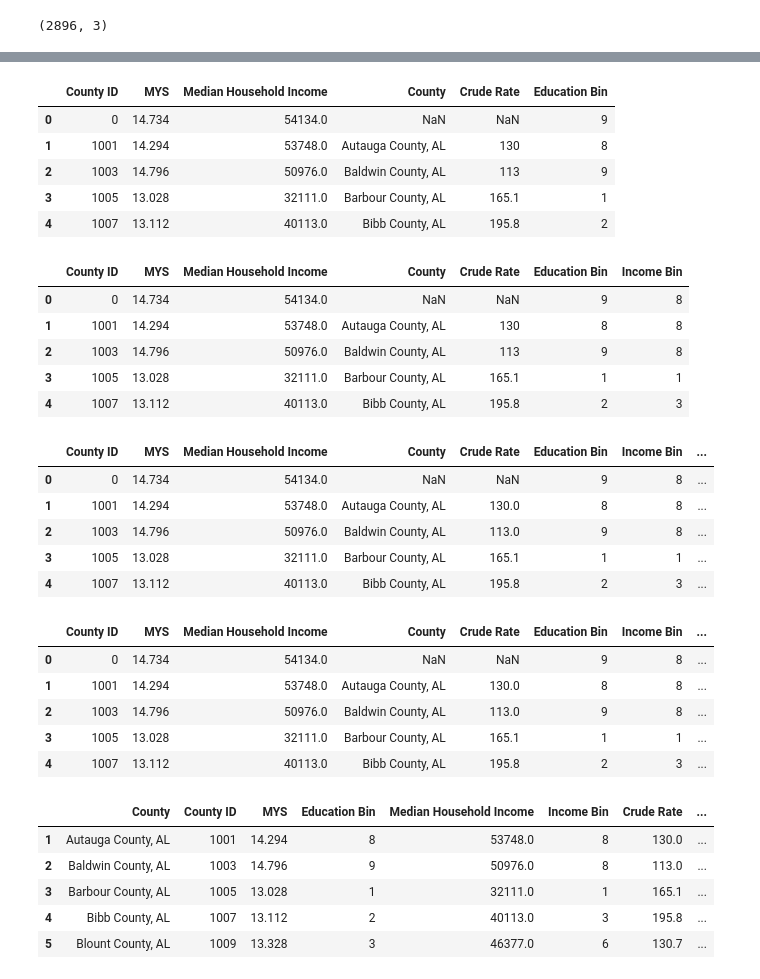
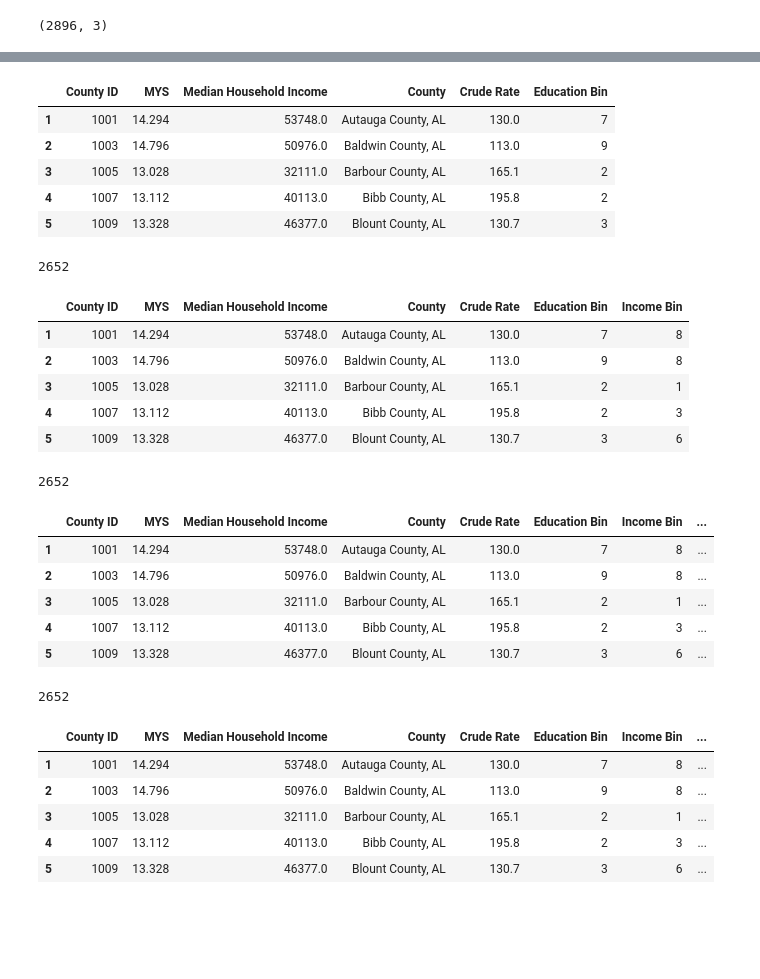
Before and after one commit to Randy0601/National-heart-disease-in-correlation-to-education-and-income-level, a Jupyter notebook: Raw Data/Project 1 - CJK New.ipynb, the cells around one changed output, grey strips where cells are left out. Cells and saved outputs as stored; diff of their text form; code cells hidden in the pictures; blank space fills up the shorter version.

```diff
--- a/Raw Data/Project 1 - CJK New.ipynb
+++ b/Raw Data/Project 1 - CJK New.ipynb
@@ -209,0 +207,3 @@ combined_data.shape
+# %%
+combined_data = combined_data[combined_data['Crude Rate'] != 'Unreliable']
+combined_data.shape
@@ -209,0 +212,2 @@ combined_data.shape
+# %%
+combined_data['Crude Rate'] = pd.to_numeric(combined_data['Crude Rate'])
@@ -219,11 +241,15 @@ combined_data['Education Bin'] = pd.cut(combined_data['MYS'], bins=education_bin
 combined_data.head()
 # %% [output]
 |  | County ID | MYS | Median Household Income | County | Crude Rate | Education Bin |
-| 0 | 0 | 14.734 | 54134.0 | NaN | NaN | 9 |
-| 1 | 1001 | 14.294 | 53748.0 | Autauga County, AL | 130 | 8 |
-| 2 | 1003 | 14.796 | 50976.0 | Baldwin County, AL | 113 | 9 |
-| 3 | 1005 | 13.028 | 32111.0 | Barbour County, AL | 165.1 | 1 |
+| 1 | 1001 | 14.294 | 53748.0 | Autauga County, AL | 130.0 | 7 |
+| 2 | 1003 | 14.796 | 50976.0 | Baldwin County, AL | 113.0 | 9 |
+| 3 | 1005 | 13.028 | 32111.0 | Barbour County, AL | 165.1 | 2 |
 | 4 | 1007 | 13.112 | 40113.0 | Bibb County, AL | 195.8 | 2 |
+| 5 | 1009 | 13.328 | 46377.0 | Blount County, AL | 130.7 | 3 |
+# %%
+combined_data['Education Bin'].value_counts().sum()
+# %% [output]
+2652
 # %%
 # We will create the same bins based on these percentile ranges and see if they match up with our education bins
 combined_data['Income Bin'] = ""
@@ -238,51 +264,45 @@ combined_data['Income Bin'] = pd.cut(combined_data['Median Household Income'],
 combined_data.head()
 # %% [output]
 |  | County ID | MYS | Median Household Income | County | Crude Rate | Education Bin | Income Bin |
-| 0 | 0 | 14.734 | 54134.0 | NaN | NaN | 9 | 8 |
-| 1 | 1001 | 14.294 | 53748.0 | Autauga County, AL | 130 | 8 | 8 |
-| 2 | 1003 | 14.796 | 50976.0 | Baldwin County, AL | 113 | 9 | 8 |
-| 3 | 1005 | 13.028 | 32111.0 | Barbour County, AL | 165.1 | 1 | 1 |
+| 1 | 1001 | 14.294 | 53748.0 | Autauga County, AL | 130.0 | 7 | 8 |
+| 2 | 1003 | 14.796 | 50976.0 | Baldwin County, AL | 113.0 | 9 | 8 |
+| 3 | 1005 | 13.028 | 32111.0 | Barbour County, AL | 165.1 | 2 | 1 |
 | 4 | 1007 | 13.112 | 40113.0 | Bibb County, AL | 195.8 | 2 | 3 |
+| 5 | 1009 | 13.328 | 46377.0 | Blount County, AL | 130.7 | 3 | 6 |
+# %%
+combined_data['Income Bin'].value_counts().sum()
+# %% [output]
+2652
 # %%
 combined_data['Mortality Bin'] = ""
-combined_data['Crude Rate'] = pd.to_numeric(combined_data['Crude Rate'], errors='Unreliable')
 mortality_bins = combined_data['Crude Rate'].describe(percentiles=[0.1, 0.2, 0.3, 0.4, 0.5, 0.6, 0.7,
                                                                                     0.8, 0.9])[['min', '10%', '20%', '30%',
                                                                                                 '40%', '50%', '60%', '70%',
                                                                                                 '80%', '90%', 'max']]
 mortality_bin_labels = ['1', '2', '3', '4', '5', '6', '7', '8', '9', '10']
 combined_data['Mortality Bin'] = pd.cut(combined_data['Crude Rate'],
                                             bins=mortality_bins, labels=mortality_bin_labels)
 combined_data.head()
 # %% [output]
 |  | County ID | MYS | Median Household Income | County | Crude Rate | Education Bin | Income Bin | ... |
-| 0 | 0 | 14.734 | 54134.0 | NaN | NaN | 9 | 8 | ... |
-| 1 | 1001 | 14.294 | 53748.0 | Autauga County, AL | 130.0 | 8 | 8 | ... |
+| 1 | 1001 | 14.294 | 53748.0 | Autauga County, AL | 130.0 | 7 | 8 | ... |
 | 2 | 1003 | 14.796 | 50976.0 | Baldwin County, AL | 113.0 | 9 | 8 | ... |
-| 3 | 1005 | 13.028 | 32111.0 | Barbour County, AL | 165.1 | 1 | 1 | ... |
+| 3 | 1005 | 13.028 | 32111.0 | Barbour County, AL | 165.1 | 2 | 1 | ... |
 | 4 | 1007 | 13.112 | 40113.0 | Bibb County, AL | 195.8 | 2 | 3 | ... |
+| 5 | 1009 | 13.328 | 46377.0 | Blount County, AL | 130.7 | 3 | 6 | ... |
+# %%
+combined_data['Mortality Bin'].value_counts().sum()
+# %% [output]
+2652
 # %%
 combined_data.head()
 # %% [output]
 |  | County ID | MYS | Median Household Income | County | Crude Rate | Education Bin | Income Bin | ... |
-| 0 | 0 | 14.734 | 54134.0 | NaN | NaN | 9 | 8 | ... |
-| 1 | 1001 | 14.294 | 53748.0 | Autauga County, AL | 130.0 | 8 | 8 | ... |
+| 1 | 1001 | 14.294 | 53748.0 | Autauga County, AL | 130.0 | 7 | 8 | ... |
 | 2 | 1003 | 14.796 | 50976.0 | Baldwin County, AL | 113.0 | 9 | 8 | ... |
-| 3 | 1005 | 13.028 | 32111.0 | Barbour County, AL | 165.1 | 1 | 1 | ... |
+| 3 | 1005 | 13.028 | 32111.0 | Barbour County, AL | 165.1 | 2 | 1 | ... |
 | 4 | 1007 | 13.112 | 40113.0 | Bibb County, AL | 195.8 | 2 | 3 | ... |
+| 5 | 1009 | 13.328 | 46377.0 | Blount County, AL | 130.7 | 3 | 6 | ... |
-# %%
-combined_data = combined_data[['County', 'County ID', 'MYS', 'Education Bin', 'Median Household Income',
-                               'Income Bin', 'Crude Rate', 'Mortality Bin']]
-combined_data = combined_data.dropna()
-combined_data.shape
-combined_data.head()
-# %% [output]
-|  | County | County ID | MYS | Education Bin | Median Household Income | Income Bin | Crude Rate | ... |
-| 1 | Autauga County, AL | 1001 | 14.294 | 8 | 53748.0 | 8 | 130.0 | ... |
-| 2 | Baldwin County, AL | 1003 | 14.796 | 9 | 50976.0 | 8 | 113.0 | ... |
-| 3 | Barbour County, AL | 1005 | 13.028 | 1 | 32111.0 | 1 | 165.1 | ... |
-| 4 | Bibb County, AL | 1007 | 13.112 | 2 | 40113.0 | 3 | 195.8 | ... |
-| 5 | Blount County, AL | 1009 | 13.328 | 3 | 46377.0 | 6 | 130.7 | ... |
 # %%
 combined_data.info()
 # %% [output]
```
Also changed, not shown: parts of 12 cells of this notebook, 3 other files.
